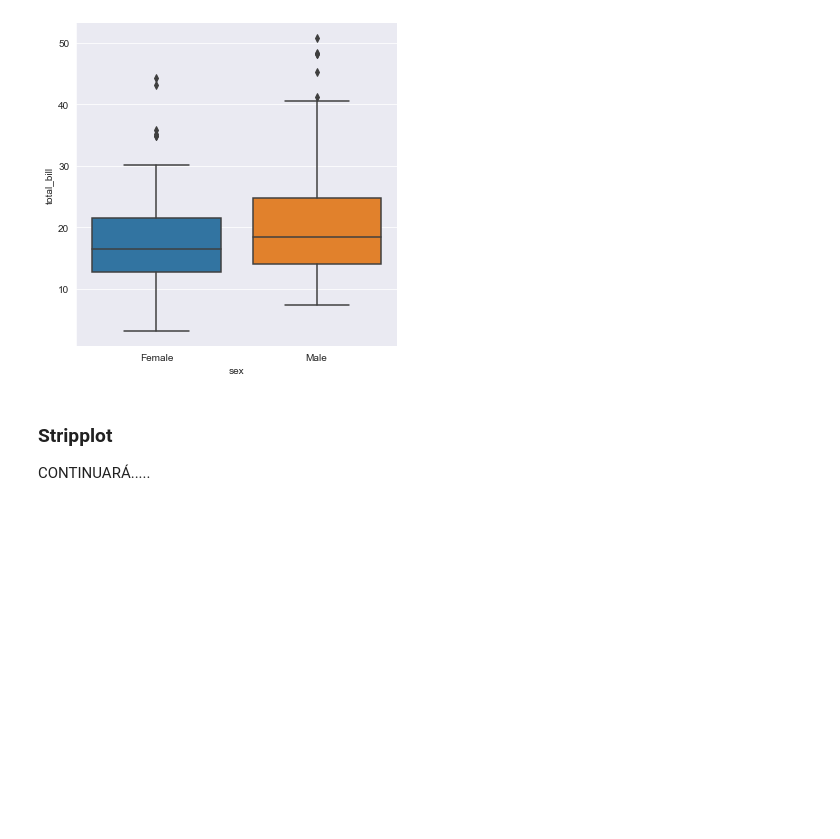
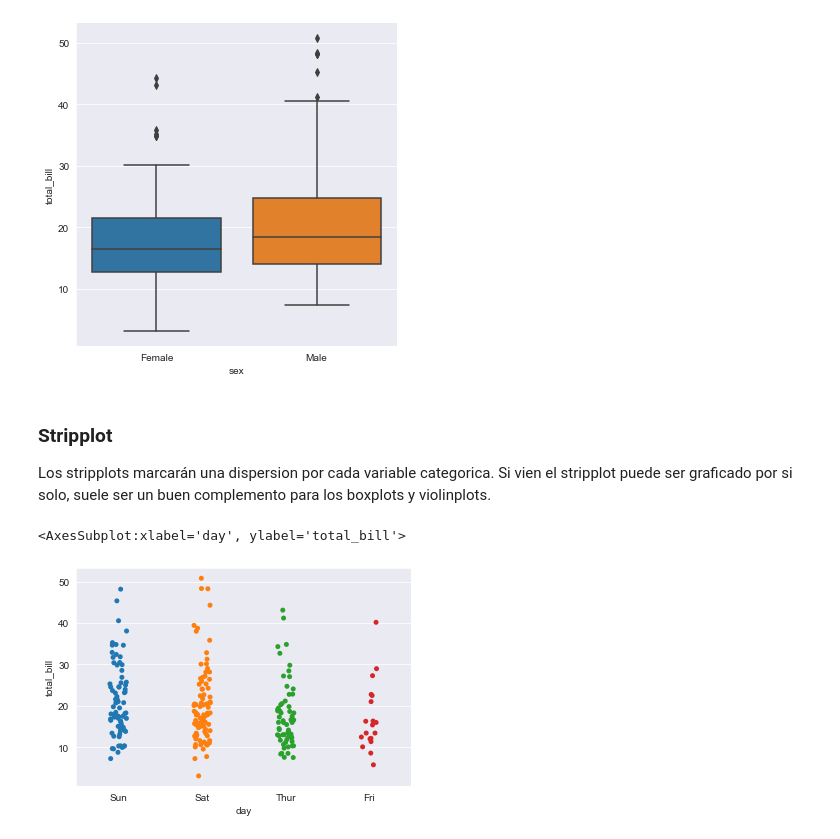
Before and after one commit to jcardenasmercado/Data-Science-Basics, a Jupyter notebook: 4-Seaborn.ipynb, the cells around one changed output. Saved outputs shown, nothing was run; the diff lists cells and outputs as text; code cells hidden in the pictures; blank space fills up the shorter version.

```diff
--- a/4-Seaborn.ipynb
+++ b/4-Seaborn.ipynb
@@ -211,6 +220,16 @@ sns.catplot(x='sex', y='total_bill', data=df, kind='box')
 # %% [output]
 <seaborn.axisgrid.FacetGrid at 0x...>
 [figure]
-# %% [markdown]
-### Stripplot
-CONTINUARÁ.....
+# %% [markdown]
+### Stripplot
+Los stripplots marcarán una dispersion por cada variable categorica. Si vien el stripplot puede ser graficado por si solo, suele ser un buen complemento para los boxplots y violinplots.
+# %%
+"""
+    sns.stripplot(x,y,data,hue, jitter=True(por defecto True, para que los datos se dispersen y no se amontonen))
+"""
+# Stripplot del total gastado por día
+
+sns.stripplot(x='day',y='total_bill',data=df)
+# %% [output]
+<AxesSubplot:xlabel='day', ylabel='total_bill'>
+[figure, added]
```
Also changed, not shown: parts of 49 cells of this notebook.
